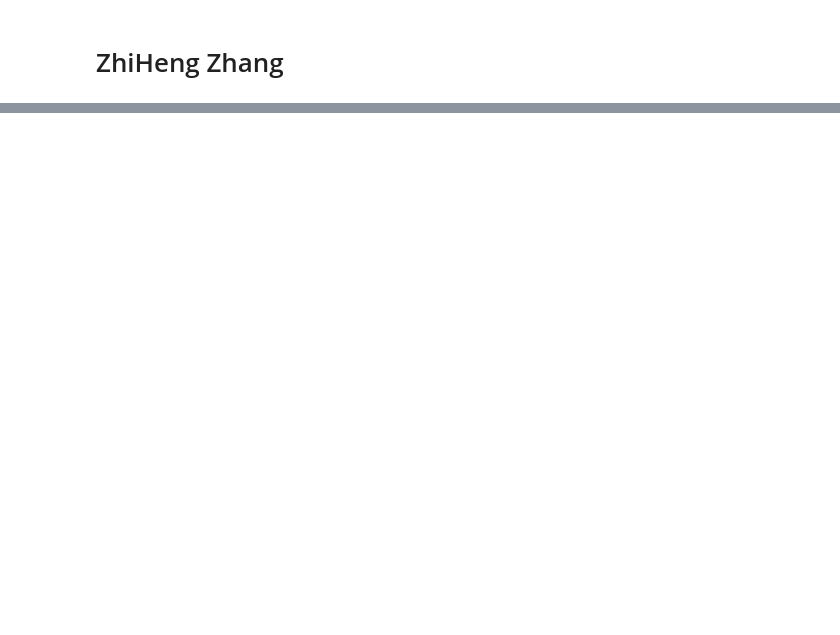
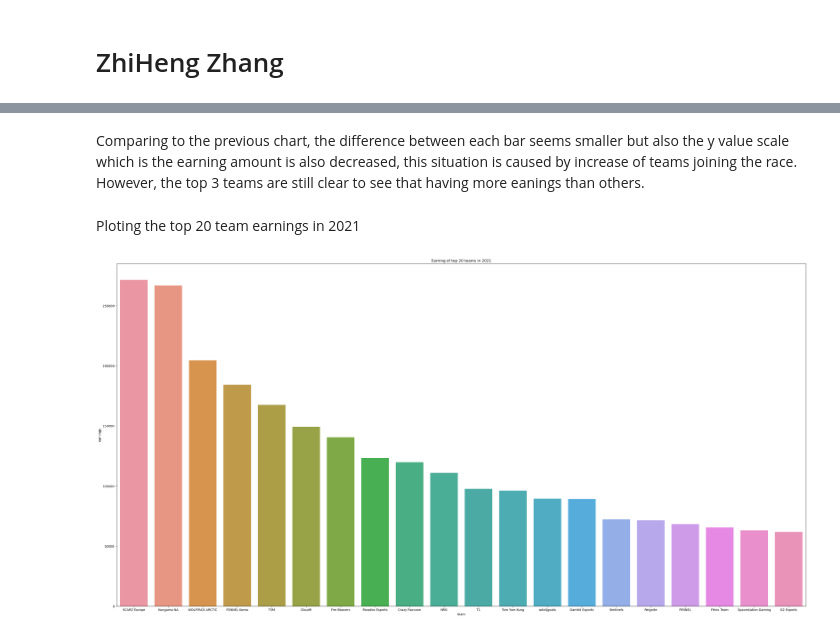
Before and after one commit to ubco-W2022T1-cosc301/project-group08, a Jupyter notebook: notebooks/analysis1.ipynb, the cells around one changed output, grey strips where cells are left out. Cells and saved outputs as stored; diff of their text form; code cells hidden in the pictures; blank space fills up the shorter version.

```diff
--- a/notebooks/analysis1.ipynb
+++ b/notebooks/analysis1.ipynb
@@ -59,0 +123,11 @@ win_by_player
+# %% [markdown]
+Comparing to the previous chart, the difference between each bar seems smaller but also the y value scale which is the earning amount is also decreased, this situation is caused by increase of teams joining the race. However, the top 3 teams are still clear to see that having more eanings than others.
+# %% [markdown]
+Ploting the top 20 team earnings in 2021
+# %%
+win2021_01 = win2021[win2021["earnings_rank"]<21]
+win2021_f20 = sns.barplot(y=win2021_01["earnings"],x=win2021_01["team"])
+win2021_f20.set(title="Earning of top 20 teams in 2021")
+plt.gcf().set_size_inches(40, 20)
+# %% [output]
+[figure, added]
```
Also changed, not shown: parts of 35 cells of this notebook, 1 other file.
